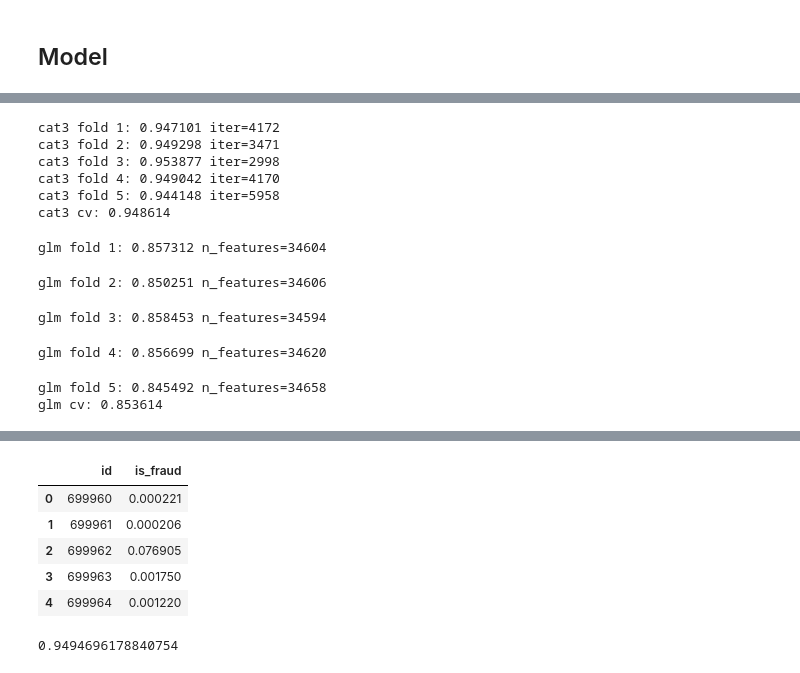
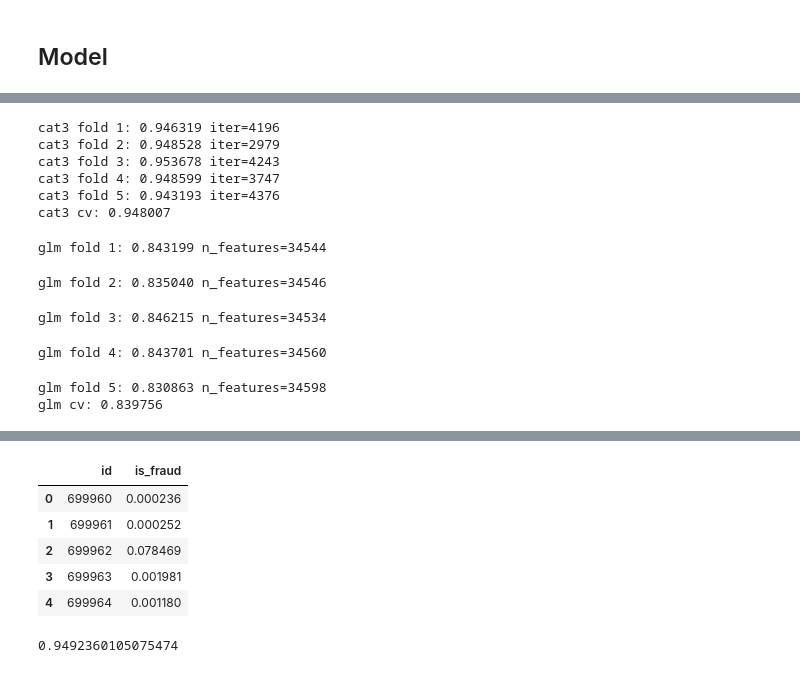
Before and after one commit to oivler/kaggle-credit-card-fraud, a Jupyter notebook: model.ipynb, the cells around one changed output, grey strips where cells are left out. Drawn from its saved outputs; the diff is of its cells as text; code cells hidden in the pictures.

```diff
--- a/model.ipynb
+++ b/model.ipynb
@@ -403,22 +403,13 @@ X_raw = add_digit_features(X_raw, digit_num_cols)
 X_test_raw = add_digit_features(X_test_raw, digit_num_cols)
 X_raw, X_test_raw = add_frequency_features(X_raw, X_test_raw, digit_num_cols)
 
-te_cols = (
-    cat_cols
-    + [f"{c}_id2" for c in digit_num_cols]
-    + [f"{c}_pair12" for c in digit_num_cols]
-    + [f"{c}_lead" for c in digit_num_cols]
-)
+te_cols = cat_cols + [f"{c}_id2" for c in digit_num_cols] + [f"{c}_pair12" for c in digit_num_cols]
 X, X_test = add_oof_target_encoding(X_raw, X_test_raw, y.values, te_cols, smooth=20, seed=42)
 
 feature_cols = [c for c in X.columns if c in X_test.columns]
 X = X[feature_cols].copy()
 X_test = X_test[feature_cols].copy()
 
-display(pd.Series({
-    "n_features": len(feature_cols),
-    "n_te_cols": len(te_cols),
-    "n_lead_te": sum(c.endswith("_lead") for c in te_cols),
-}))
+display(pd.Series({"n_features": len(feature_cols), "n_te_cols": len(te_cols)}))
 display(X.head())
 # %% [output]
@@ -445,6 +435,7 @@ def fit_lgb(X_tr, y_tr, X_va, y_va, seed, num_leaves, max_depth, lr, n_estimator
         max_depth=max_depth,
         min_child_samples=20,
         subsample=0.8,
+        subsample_freq=1,
         colsample_bytree=0.8,
         reg_lambda=0.0,
         reg_alpha=0.0,
@@ -468,7 +459,6 @@ def make_key_frame(df):
         parts[f"v_{col}"] = col + "=" + df[col].astype(str)
         parts[f"id2_{col}"] = f"{col}_id2=" + df[f"{col}_id2"].astype(str)
         parts[f"p12_{col}"] = f"{col}_pair12=" + df[f"{col}_pair12"].astype(str)
-        parts[f"lead_{col}"] = f"{col}_lead=" + df[f"{col}_lead"].astype(str)
         for k in range(1, 5):
             parts[f"d{k}_{col}"] = f"{col}_dig{k}=" + df[f"{col}_dig{k}"].astype(str)
     for col in cat_cols:
@@ -626,6 +618,8 @@ for fold, (tr_idx, va_idx) in enumerate(skf.split(X, y), start=1):
         random_seed=42 + fold,
         verbose=False,
         early_stopping_rounds=150,
+        bootstrap_type="Bernoulli",
+        subsample=0.8,
     )
     model.fit(
         Pool(X_tr[feature_cols], y_tr),
@@ -640,12 +634,12 @@ print(f"cat3 cv: {roc_auc_score(y, oof_cat):.6f}")
 oof_preds["cat3"] = oof_cat
 test_preds["cat3"] = pred_cat
 # %% [output]
-cat3 fold 1: 0.947101 iter=4172
-cat3 fold 2: 0.949298 iter=3471
-cat3 fold 3: 0.953877 iter=2998
-cat3 fold 4: 0.949042 iter=4170
-cat3 fold 5: 0.944148 iter=5958
-cat3 cv: 0.948614
+cat3 fold 1: 0.946319 iter=4196
+cat3 fold 2: 0.948528 iter=2979
+cat3 fold 3: 0.953678 iter=4243
+cat3 fold 4: 0.948599 iter=3747
+cat3 fold 5: 0.943193 iter=4376
+cat3 cv: 0.948007
 # %%
 oof_glm = np.zeros(len(X))
 pred_glm = np.zeros(len(X_test))
@@ -661,7 +655,7 @@ for fold, (tr_idx, va_idx) in enumerate(skf.split(X, y), start=1):
     X_te_m = sp.hstack([X_te_oh, sp.csr_matrix(X_test[te_logit_cols].to_numpy(dtype=np.float32))]).tocsr()
 
     model = LogisticRegression(
-        C=0.1,
+        C=0.05,
         penalty="l2",
         solver="saga",
         max_iter=1500,
@@ -677,12 +671,12 @@ print(f"glm cv: {roc_auc_score(y, oof_glm):.6f}")
 oof_preds["glm_ohk"] = oof_glm
 test_preds["glm_ohk"] = pred_glm
 # %% [output]
-glm fold 1: 0.857312 n_features=34604
+glm fold 1: 0.843199 n_features=34544
-glm fold 2: 0.850251 n_features=34606
+glm fold 2: 0.835040 n_features=34546
-glm fold 3: 0.858453 n_features=34594
+glm fold 3: 0.846215 n_features=34534
-glm fold 4: 0.856699 n_features=34620
+glm fold 4: 0.843701 n_features=34560
-glm fold 5: 0.845492 n_features=34658
-glm cv: 0.853614
+glm fold 5: 0.830863 n_features=34598
+glm cv: 0.839756
 # %%
 member_names = list(oof_preds.keys())
 for name in member_names:
@@ -700,12 +694,6 @@ for fold, (tr_idx, va_idx) in enumerate(skf.split(oof_matrix, y), start=1):
     test_logit += meta.predict_proba(test_matrix)[:, 1] / skf.n_splits
     print(f"logit stack fold {fold}: {roc_auc_score(y.iloc[va_idx], oof_logit[va_idx]):.6f}")
 print(f"logit stack cv: {roc_auc_score(y, oof_logit):.6f}")
-
-eps = 1e-6
-p = 0.5
-oof_pow = np.mean([np.clip(oof_preds[k], eps, 1 - eps) ** p for k in member_names], axis=0) ** (1 / p)
-test_pow = np.mean([np.clip(test_preds[k], eps, 1 - eps) ** p for k in member_names], axis=0) ** (1 / p)
-print(f"power-mean p={p} cv: {roc_auc_score(y, oof_pow):.6f}")
 
 def hill_climb(oof_dict, y_arr, max_models=8):
     remaining = dict(oof_dict)
@@ -743,14 +731,15 @@ for name, w in hill_weights.items():
 print(f"hill cv: {hill_auc:.6f}")
 print("hill weights:", {k: round(v, 4) for k, v in hill_weights.items()})
 
-candidates = {
-    "logit": (roc_auc_score(y, oof_logit), test_logit),
-    "power_mean": (roc_auc_score(y, oof_pow), test_pow),
-    "hill": (hill_auc, test_hill),
-}
-best_name = max(candidates, key=lambda k: candidates[k][0])
-cv_auc, test_pred = candidates[best_name]
-print(f"selected {best_name} cv={cv_auc:.6f}")
+logit_auc = roc_auc_score(y, oof_logit)
+if hill_auc >= logit_auc:
+    cv_auc = hill_auc
+    test_pred = test_hill
+    print("selected hill climb blend")
+else:
+    cv_auc = logit_auc
+    test_pred = test_logit
+    print("selected logistic stack")
 
 submission = sample_submission.copy()
 submission["is_fraud"] = test_pred
@@ -780,7 +768,7 @@ selected hill cv=0.949470
 |  | id | is_fraud |
-| 0 | 699960 | 0.000221 |
-| 1 | 699961 | 0.000206 |
-| 2 | 699962 | 0.076905 |
-| 3 | 699963 | 0.001750 |
-| 4 | 699964 | 0.001220 |
+| 0 | 699960 | 0.000236 |
+| 1 | 699961 | 0.000252 |
+| 2 | 699962 | 0.078469 |
+| 3 | 699963 | 0.001981 |
+| 4 | 699964 | 0.001180 |
-0.9494696178840754
+0.9492360105075474
```
Also changed, not shown: parts of 8 cells of this notebook.
